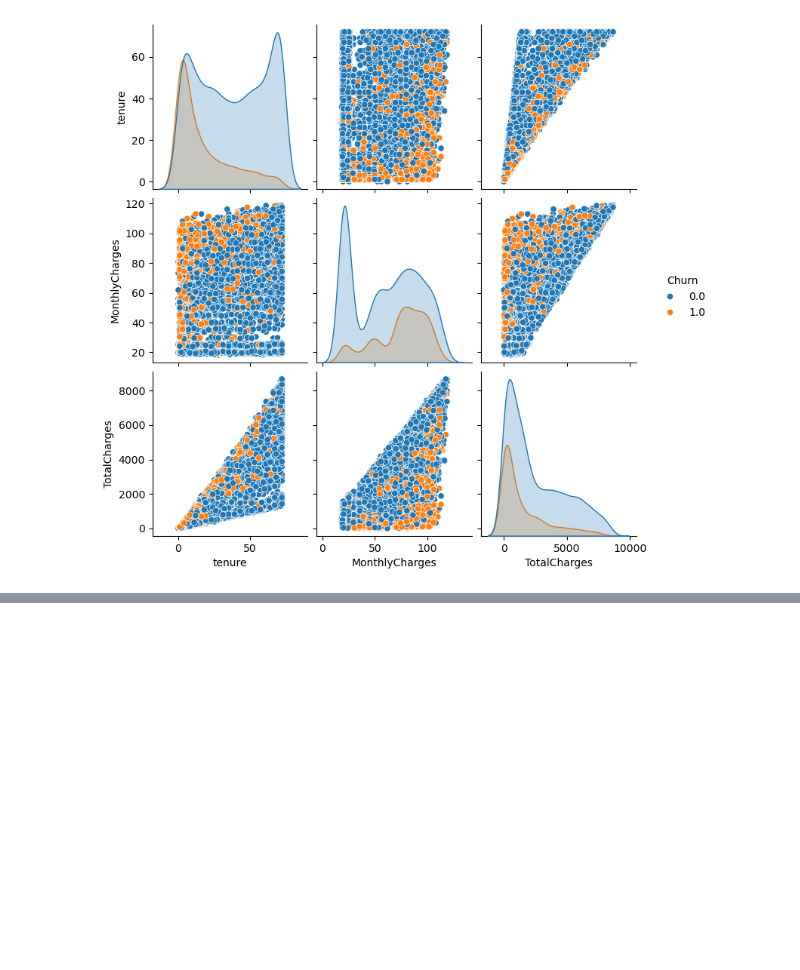
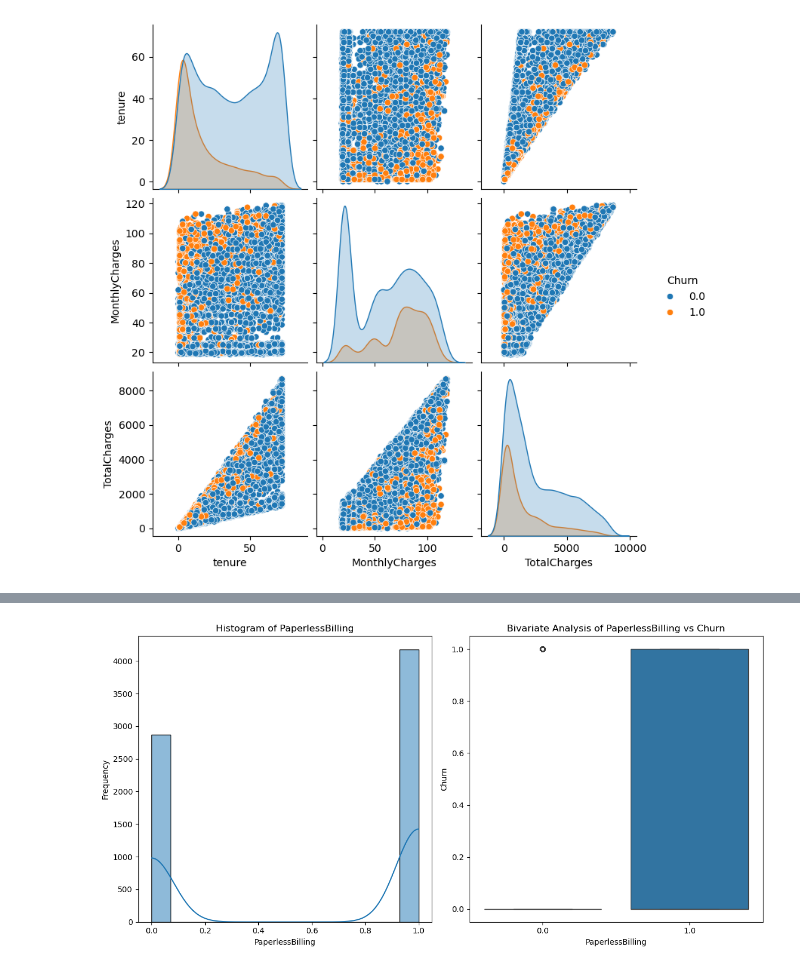
Before and after one commit to AghababyanSG/Telco_Customer_Churn, a Jupyter notebook: preliminary_analysis.ipynb, the cells around one changed output, grey strips where cells are left out. Cells and saved outputs as stored; diff of their text form; code cells hidden in the pictures; blank space fills up the shorter version.

```diff
--- a/preliminary_analysis.ipynb
+++ b/preliminary_analysis.ipynb
@@ -342,0 +369,4 @@ print(f1_score(y_test, y_pred))
+# %%
+plot_histogram_and_bivariate_analysis(df, 'PaperlessBilling')
+# %% [output]
+[figure, added]
```
Also changed, not shown: parts of 12 cells of this notebook, 1 other file.
